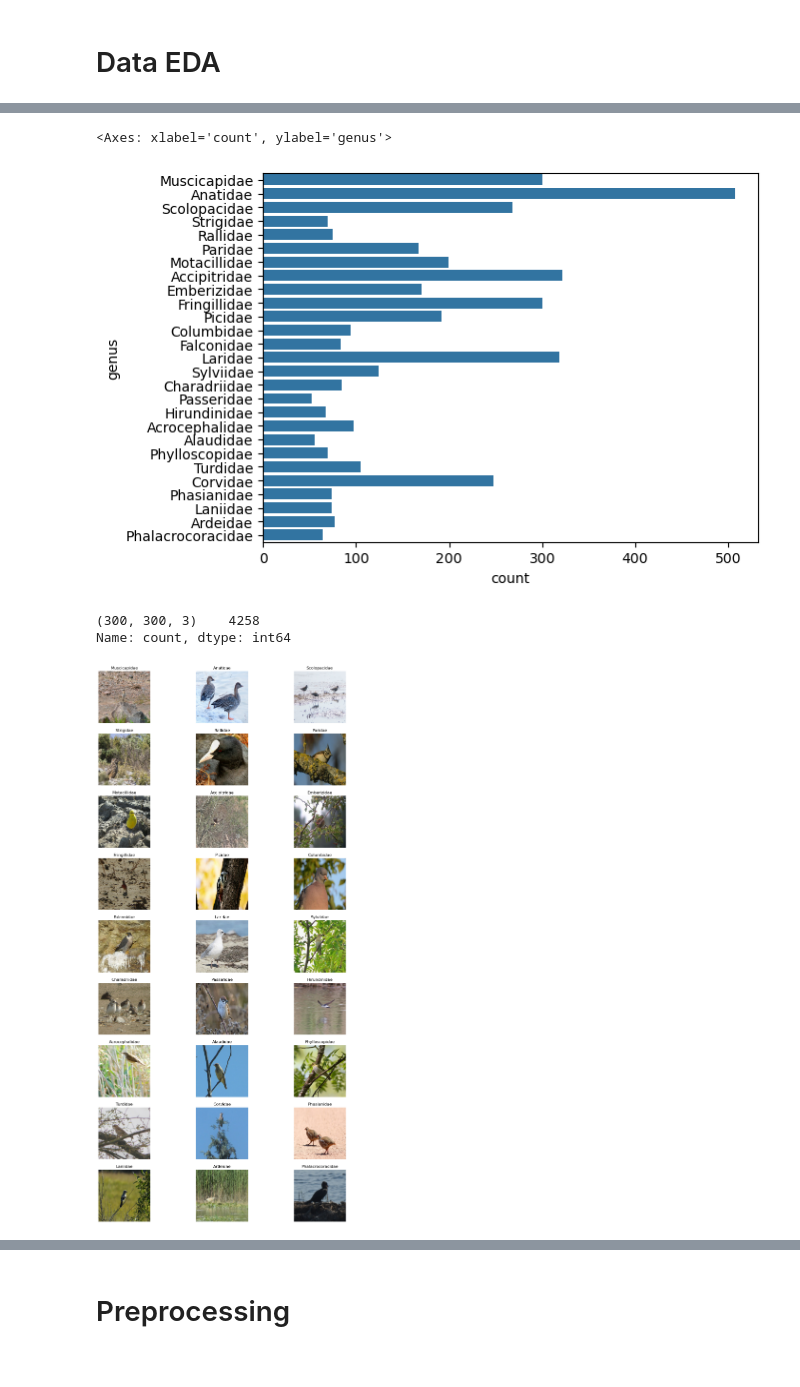
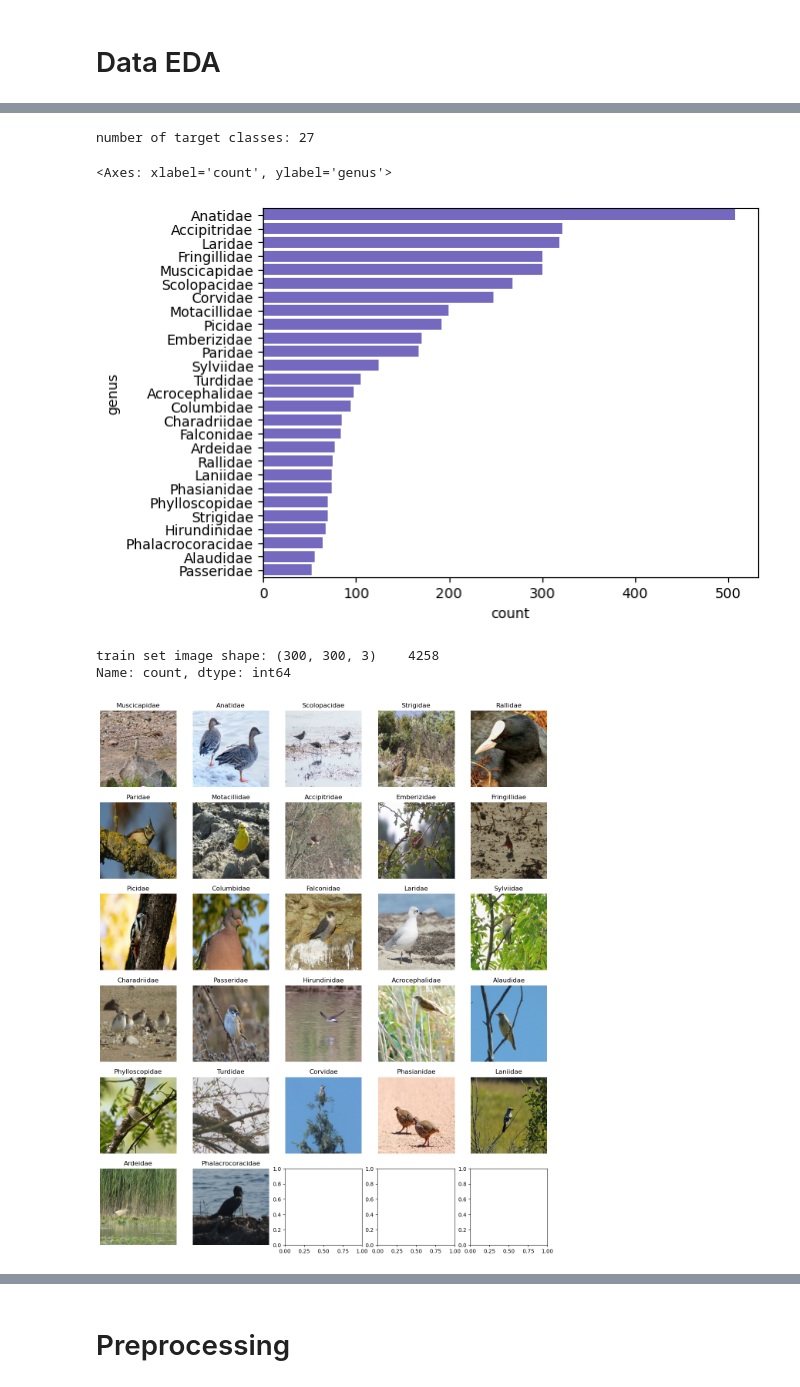
Before and after one commit to irregular6612/Bird-Genus-Multi-class-Image-Classification, a Jupyter notebook: test2.ipynb, the cells around one changed output, grey strips where cells are left out. Drawn from its saved outputs; the diff is of its cells as text; code cells hidden in the pictures.

```diff
--- a/test2.ipynb
+++ b/test2.ipynb
@@ -19,9 +35,9 @@ from tqdm import tqdm
 # Hyperparameters
 # %%
 args = { 'random_state':42,
-        'epochs':10,
-        'lr': 2e-4,
-        'batch_size': 32,
+        'epochs':50,
+        'lr': 2e-3,
+        'batch_size': 512,
         'train_path': './train.csv',
         'test_path': './test.csv',
         'train_img_path': './images/train',
@@ -30,0 +49,4 @@ args = { 'random_state':42,
+# %%
+# load data and create dataframe
+train_df, test_df = pd.read_csv(args['train_path']), pd.read_csv(args['test_path'])
+train_df.head()
@@ -31,6 +88,2 @@ args = { 'random_state':42,
 # %% [markdown]
 # Data EDA
-# %%
-train_df = pd.read_csv(args['train_path'])
-train_df.head()
-#test_df = pd.read_csv(args['test_path'])
@@ -99,41 +90,49 @@ submission_df.head()
 # %%
 # check the number of classes
 # data is imbalanced
-sns.countplot(train_df['genus'])
+# Let's see if the imbalance is critical by using confusion matrix
+print(f"number of target classes: {train_df['genus'].nunique()}")
+sns.countplot(train_df['genus'], order=train_df.genus.value_counts().sort_values(ascending=False).index, color='slateblue')
 # %% [output]
-<Axes: xlabel='count', ylabel='genus'>
+number of target classes: 27
+<Axes: xlabel='count', ylabel='genus'>
-[figure, old version]
+[figure, new version]
 # %%
 # check the shape of the train set image
 # all images are 300 * 300 * 3(RGB)
+# observation:
+# 1. some target is placed in the middle or corner of the plot -> Center or Five Crop Augmentation
+# 2. some target is very small -> Five Crop Augmentation
+# 3. some targets are in a picture.
+# 4. some targets are hide in the background
+# 5. most pose of the targets are standing -> do not need the rotation augmentation
+# + random perspective augmentation
 
 n_classes = train_df['genus'].nunique()
-n_cols = 3
+n_cols = 5
 n_rows = (n_classes + n_cols - 1) // n_cols
 
-fig, ax = plt.subplots(n_rows, n_cols, figsize=(15, 30))
-img_size_list = []
-classes_list = []
-
+fig, ax = plt.subplots(n_rows, n_cols, figsize=(15, 18))
+img_size_list , classes_list = [], []
 
 for step in range(len(train_df)):
     img_name = train_df['filename'][step]
     img_path = os.path.join(args['train_img_path'], img_name)
     img = mpimg.imread(img_path)
     if not train_df['genus'][step] in classes_list:
         classes_list.append(train_df['genus'][step])
         row, col = (len(classes_list)-1)//n_cols, (len(classes_list)-1)%n_cols
         ax[row][col].imshow(img)
         ax[row][col].set_title(train_df['genus'][step])
         ax[row][col].axis('off')
 
     img_size_list.append(img.shape)
 
-pd.Series(img_size_list).value_counts()
+print(f"train set image shape: {pd.Series(img_size_list).value_counts()}")
 # %% [output]
-(300, 300, 3)    4258
+train set image shape: (300, 300, 3)    4258
 Name: count, dtype: int64
-[figure, old version]
+[figure, new version]
 # %%
 # check the shape of the test set image
 for step in range(len(test_df)):
```
Also changed, not shown: parts of 50 cells of this notebook, 18 other files.
